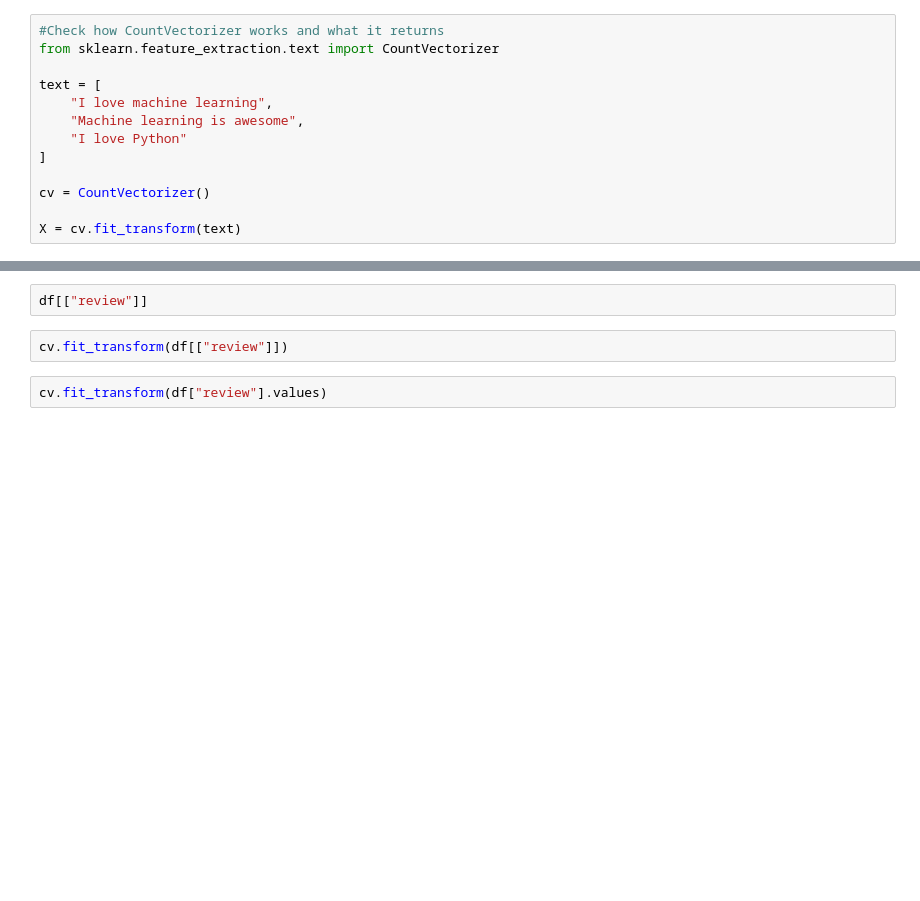
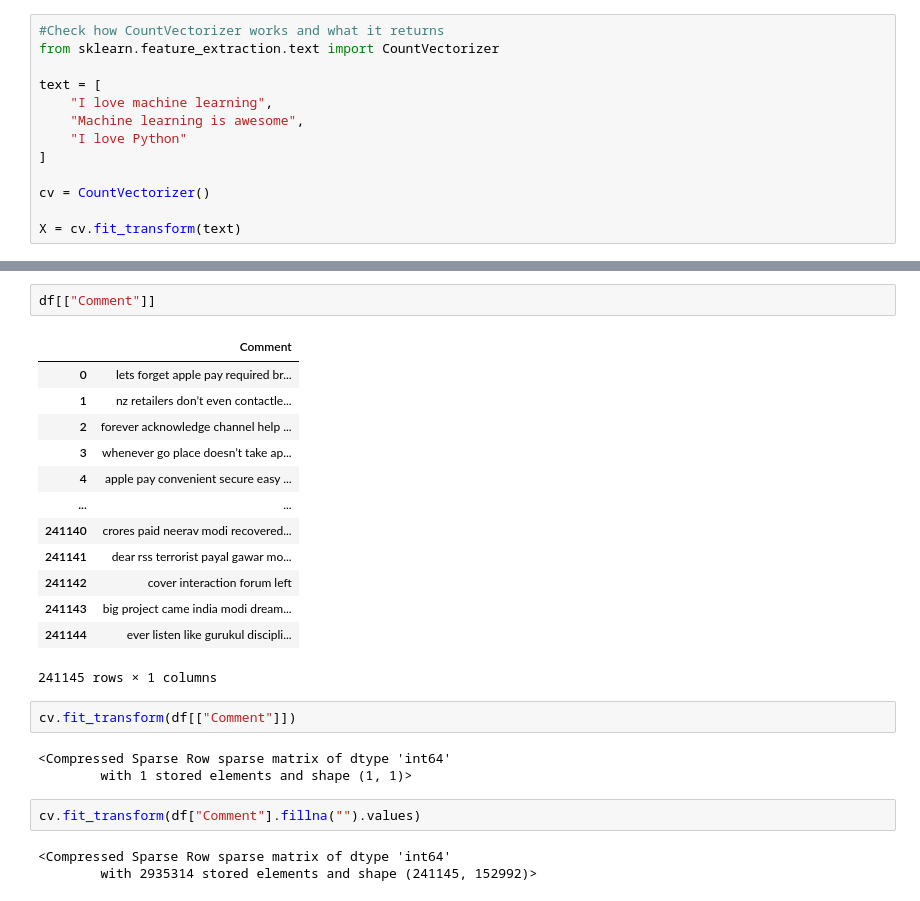
Before and after one commit to suhana-1011/Machine-Learning, a Jupyter notebook: 5.SUPERVISED ALG/8.SVM_Vectorisation_senti.ipynb, the cells around one changed output, grey strips where cells are left out. Cells and saved outputs as stored; diff of their text form; blank space fills up the shorter version.

```diff
--- a/5.SUPERVISED ALG/8.SVM_Vectorisation_senti.ipynb
+++ b/5.SUPERVISED ALG/8.SVM_Vectorisation_senti.ipynb
@@ -81,6 +134,26 @@ print(X.toarray())
 # %%
-df[["review"]]
+df[["Comment"]]
+# %% [output]
+|  | Comment |
+| 0 | lets forget apple pay required br... |
+| 1 | nz retailers don’t even contactle... |
+| 2 | forever acknowledge channel help ... |
+| 3 | whenever go place doesn’t take ap... |
+| 4 | apple pay convenient secure easy ... |
+| ... | ... |
+| 241140 | crores paid neerav modi recovered... |
+| 241141 | dear rss terrorist payal gawar mo... |
+| 241142 | cover interaction forum left |
+| 241143 | big project came india modi dream... |
+| 241144 | ever listen like gurukul discipli... |
+241145 rows × 1 columns
 # %%
-cv.fit_transform(df[["review"]])
+cv.fit_transform(df[["Comment"]])
+# %% [output]
+<Compressed Sparse Row sparse matrix of dtype 'int64'
+        with 1 stored elements and shape (1, 1)>
 # %%
-cv.fit_transform(df["review"].values)
+cv.fit_transform(df["Comment"].fillna("").values)
+# %% [output]
+<Compressed Sparse Row sparse matrix of dtype 'int64'
+        with 2935314 stored elements and shape (241145, 152992)>
```
Also changed, not shown: parts of 11 cells of this notebook.
